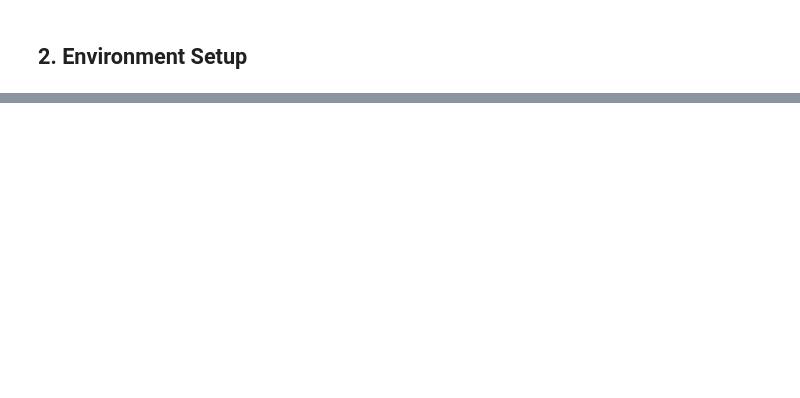
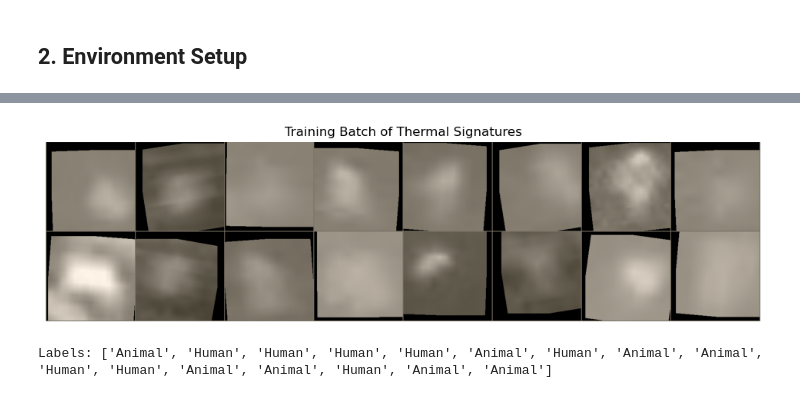
Before and after one commit to Seb7421/Thermal-Signature-Classification, a Jupyter notebook: thermal_signature_classification.ipynb, the cells around one changed output, grey strips where cells are left out. Saved outputs shown, nothing was run; the diff lists cells and outputs as text; code cells hidden in the pictures; blank space fills up the shorter version.

```diff
--- a/thermal_signature_classification.ipynb
+++ b/thermal_signature_classification.ipynb
@@ -70,0 +411,33 @@ print(f"Using device: {device}")
+# %%
+# Visualize a batch of training data
+def show_batch(dataloader, title):
+    # Get a batch of training data
+    inputs, classes = next(iter(dataloader))
+
+    # Make a grid from batch
+    out = torchvision.utils.make_grid(inputs)
+    out = out.numpy().transpose((1, 2, 0))
+
+    # Denormalize
+    mean = np.array([0.485, 0.456, 0.406])
+    std = np.array([0.229, 0.224, 0.225])
+    out = std * out + mean
+    out = np.clip(out, 0, 1)
+
+    plt.figure(figsize=(12, 8))
+    plt.imshow(out)
+    plt.title(title)
+    plt.axis('off')
+    plt.show()
+
+    # Print labels
+    labels = ['Human' if cls == 1 else 'Animal' for cls in classes]
+    print(f"Labels: {labels}")
+
+# Import needed for grid visualization
+import torchvision
+
+show_batch(train_loader, "Training Batch of Thermal Signatures")
+# %% [output]
+[figure, added]
+Labels: ['Animal', 'Human', 'Human', 'Human', 'Human', 'Animal', 'Human', 'Animal', 'Animal', 'Human', 'Human', 'Animal', 'Animal', 'Human', 'Animal', 'Animal']
```
Also changed, not shown: parts of 38 cells of this notebook.
